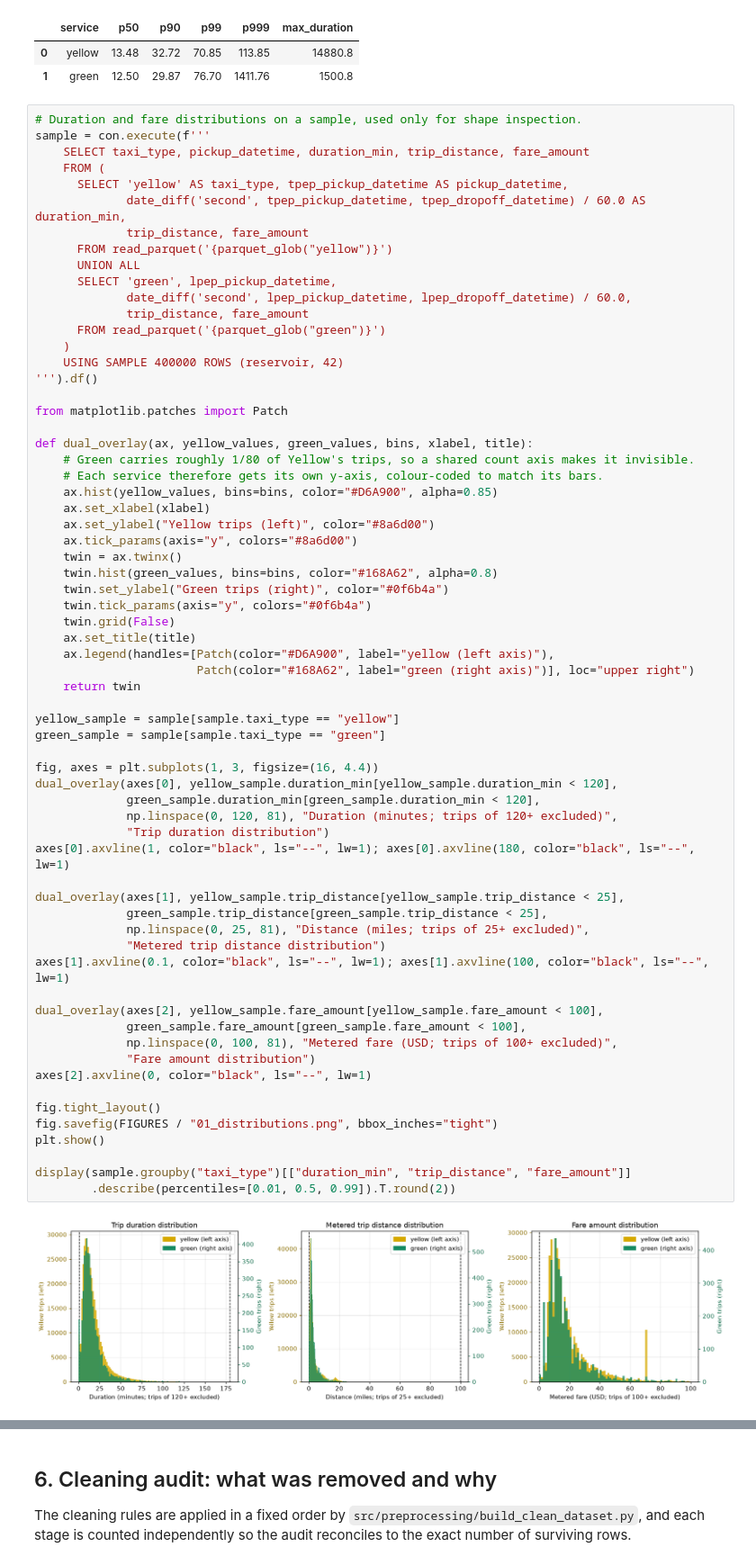
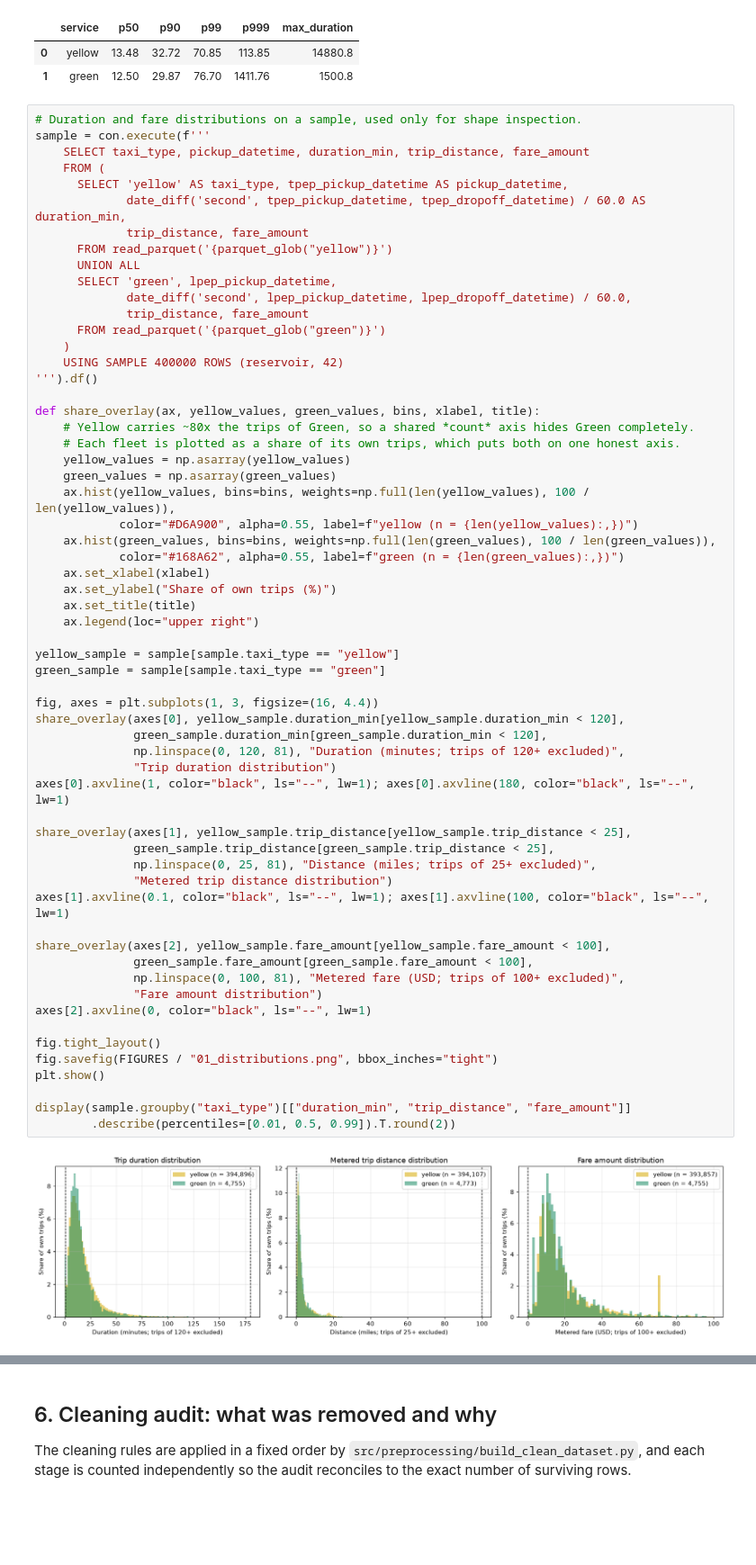
Before and after one commit to Shreyit/nyc-taxi-ml, a Jupyter notebook: notebooks/01_data_audit_and_understanding.ipynb, the cells around one changed output, grey strips where cells are left out. Shown at 90% size. Cells and saved outputs as stored; diff of their text form; blank space fills up the shorter version.

```diff
--- a/notebooks/01_data_audit_and_understanding.ipynb
+++ b/notebooks/01_data_audit_and_understanding.ipynb
@@ -381,62 +381,57 @@ sample = con.execute(f'''
       FROM read_parquet('{parquet_glob("yellow")}')
       UNION ALL
       SELECT 'green', lpep_pickup_datetime,
              date_diff('second', lpep_pickup_datetime, lpep_dropoff_datetime) / 60.0,
              trip_distance, fare_amount
       FROM read_parquet('{parquet_glob("green")}')
     )
     USING SAMPLE 400000 ROWS (reservoir, 42)
 ''').df()
 
-from matplotlib.patches import Patch
-
-def dual_overlay(ax, yellow_values, green_values, bins, xlabel, title):
-    # Green carries roughly 1/80 of Yellow's trips, so a shared count axis makes it invisible.
-    # Each service therefore gets its own y-axis, colour-coded to match its bars.
-    ax.hist(yellow_values, bins=bins, color="#D6A900", alpha=0.85)
+def share_overlay(ax, yellow_values, green_values, bins, xlabel, title):
+    # Yellow carries ~80x the trips of Green, so a shared *count* axis hides Green completely.
+    # Each fleet is plotted as a share of its own trips, which puts both on one honest axis.
+    yellow_values = np.asarray(yellow_values)
+    green_values = np.asarray(green_values)
+    ax.hist(yellow_values, bins=bins, weights=np.full(len(yellow_values), 100 / len(yellow_values)),
+            color="#D6A900", alpha=0.55, label=f"yellow (n = {len(yellow_values):,})")
+    ax.hist(green_values, bins=bins, weights=np.full(len(green_values), 100 / len(green_values)),
+            color="#168A62", alpha=0.55, label=f"green (n = {len(green_values):,})")
     ax.set_xlabel(xlabel)
-    ax.set_ylabel("Yellow trips (left)", color="#8a6d00")
-    ax.tick_params(axis="y", colors="#8a6d00")
-    twin = ax.twinx()
-    twin.hist(green_values, bins=bins, color="#168A62", alpha=0.8)
-    twin.set_ylabel("Green trips (right)", color="#0f6b4a")
-    twin.tick_params(axis="y", colors="#0f6b4a")
-    twin.grid(False)
+    ax.set_ylabel("Share of own trips (%)")
     ax.set_title(title)
-    ax.legend(handles=[Patch(color="#D6A900", label="yellow (left axis)"),
-                       Patch(color="#168A62", label="green (right axis)")], loc="upper right")
-    return twin
+    ax.legend(loc="upper right")
 
 yellow_sample = sample[sample.taxi_type == "yellow"]
 green_sample = sample[sample.taxi_type == "green"]
 
 fig, axes = plt.subplots(1, 3, figsize=(16, 4.4))
-dual_overlay(axes[0], yellow_sample.duration_min[yellow_sample.duration_min < 120],
-             green_sample.duration_min[green_sample.duration_min < 120],
-             np.linspace(0, 120, 81), "Duration (minutes; trips of 120+ excluded)",
-             "Trip duration distribution")
+share_overlay(axes[0], yellow_sample.duration_min[yellow_sample.duration_min < 120],
+              green_sample.duration_min[green_sample.duration_min < 120],
+              np.linspace(0, 120, 81), "Duration (minutes; trips of 120+ excluded)",
+              "Trip duration distribution")
 axes[0].axvline(1, color="black", ls="--", lw=1); axes[0].axvline(180, color="black", ls="--", lw=1)
 
-dual_overlay(axes[1], yellow_sample.trip_distance[yellow_sample.trip_distance < 25],
-             green_sample.trip_distance[green_sample.trip_distance < 25],
-             np.linspace(0, 25, 81), "Distance (miles; trips of 25+ excluded)",
-             "Metered trip distance distribution")
+share_overlay(axes[1], yellow_sample.trip_distance[yellow_sample.trip_distance < 25],
+              green_sample.trip_distance[green_sample.trip_distance < 25],
+              np.linspace(0, 25, 81), "Distance (miles; trips of 25+ excluded)",
+              "Metered trip distance distribution")
 axes[1].axvline(0.1, color="black", ls="--", lw=1); axes[1].axvline(100, color="black", ls="--", lw=1)
 
-dual_overlay(axes[2], yellow_sample.fare_amount[yellow_sample.fare_amount < 100],
-             green_sample.fare_amount[green_sample.fare_amount < 100],
-             np.linspace(0, 100, 81), "Metered fare (USD; trips of 100+ excluded)",
-             "Fare amount distribution")
+share_overlay(axes[2], yellow_sample.fare_amount[yellow_sample.fare_amount < 100],
+              green_sample.fare_amount[green_sample.fare_amount < 100],
+              np.linspace(0, 100, 81), "Metered fare (USD; trips of 100+ excluded)",
+              "Fare amount distribution")
 axes[2].axvline(0, color="black", ls="--", lw=1)
 
 fig.tight_layout()
 fig.savefig(FIGURES / "01_distributions.png", bbox_inches="tight")
 plt.show()
 
 display(sample.groupby("taxi_type")[["duration_min", "trip_distance", "fare_amount"]]
         .describe(percentiles=[0.01, 0.5, 0.99]).T.round(2))
 # %% [output]
-[figure, old version]
+[figure, new version]
 |  | taxi_type | green | yellow |
 | duration_min | count | 4781.00 | 395219.00 |
 |  | mean | 21.39 | 17.39 |
```
Also changed, not shown: parts of 2 cells of this notebook, 8 other files.
